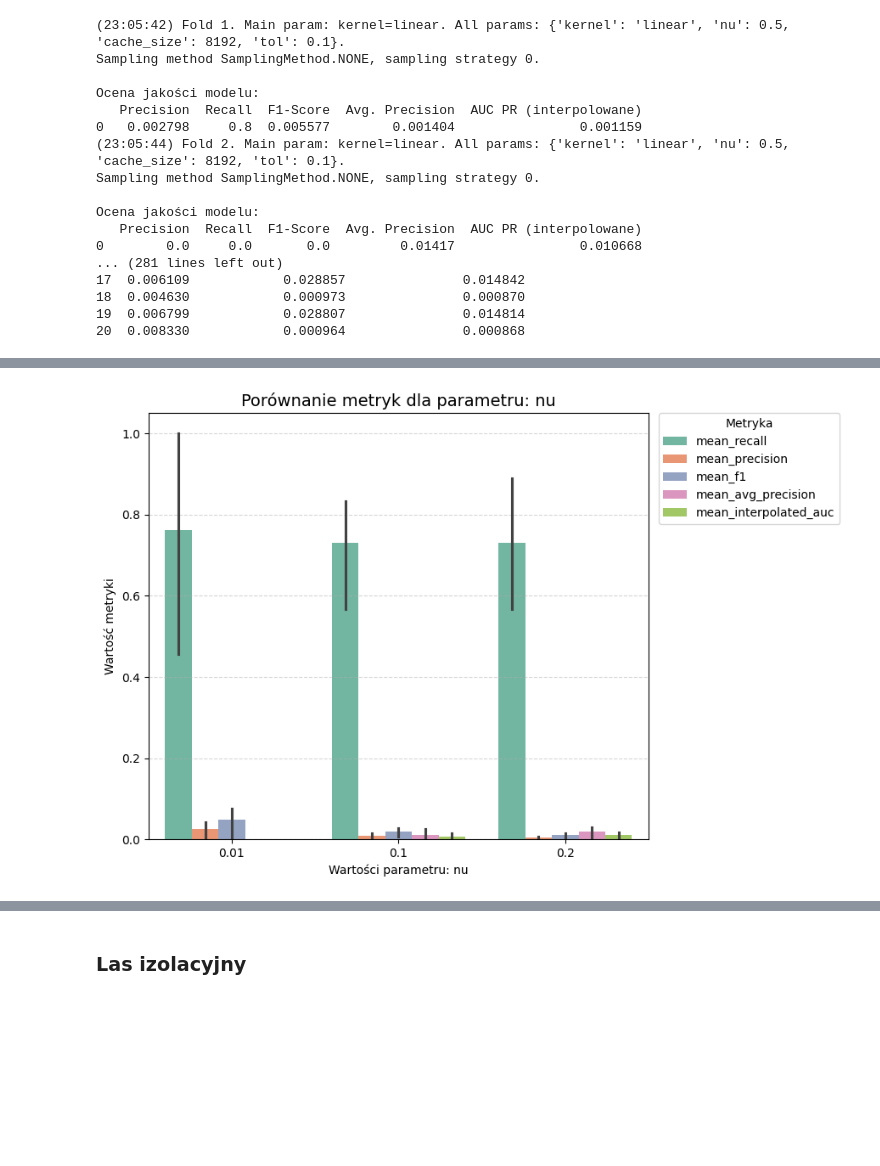
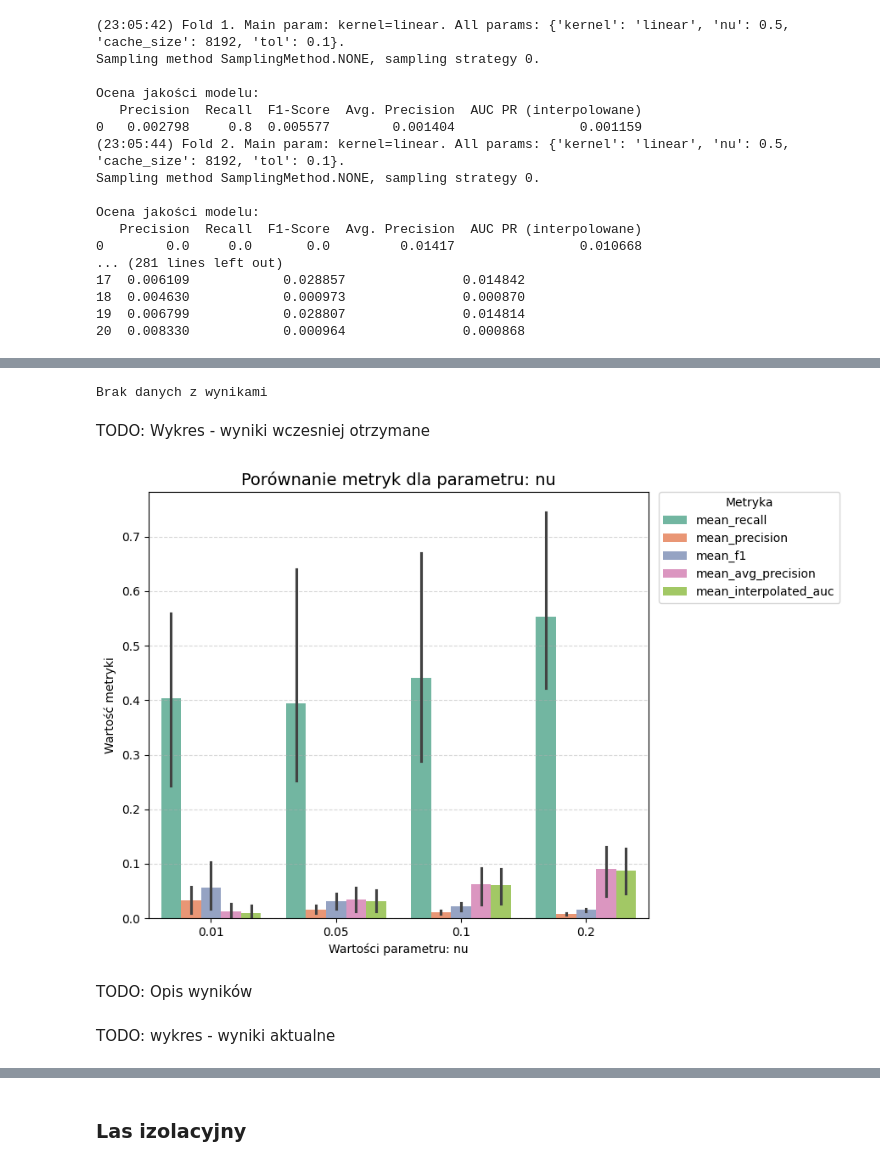
Before and after one commit to Sarnapa/Credit-Card-Fraud-Detection, a Jupyter notebook: Notebooks/CreditCardFraudDetection_AnomalyDetectionAnalysis.ipynb, the cells around one changed output, grey strips where cells are left out. Drawn from its saved outputs; the diff is of its cells as text; code cells hidden in the pictures; blank space fills up the shorter version.

```diff
--- a/Notebooks/CreditCardFraudDetection_AnomalyDetectionAnalysis.ipynb
+++ b/Notebooks/CreditCardFraudDetection_AnomalyDetectionAnalysis.ipynb
@@ -1333,5 +1397,15 @@ plot_metric_groups_for_param(oc_svm_params_tune_results, param_name="kernel", me
 # %%
-plot_metric_groups_for_param(oc_svm_params_tune_results, param_name="nu", metric_names=["mean_recall", "mean_precision", "mean_f1", "mean_avg_precision", "mean_interpolated_auc"])
+plot_metric_groups_for_param(oc_svm_params_runtime_tune_results, param_name="nu", metric_names=["mean_recall", "mean_precision", "mean_f1", "mean_avg_precision", "mean_interpolated_auc"])
 # %% [output]
-[figure, removed]
+Brak danych z wynikami
+# %% [markdown]
+TODO: Wykres - wyniki wczesniej otrzymane
+# %%
+plot_metric_groups_for_param(oc_svm_params_full_tune_results, param_name="nu", metric_names=["mean_recall", "mean_precision", "mean_f1", "mean_avg_precision", "mean_interpolated_auc"])
+# %% [output]
+[figure, added]
+# %% [markdown]
+TODO: Opis wyników
+# %% [markdown]
+TODO: wykres - wyniki aktualne
 # %%
```
Also changed, not shown: parts of 70 cells of this notebook.
